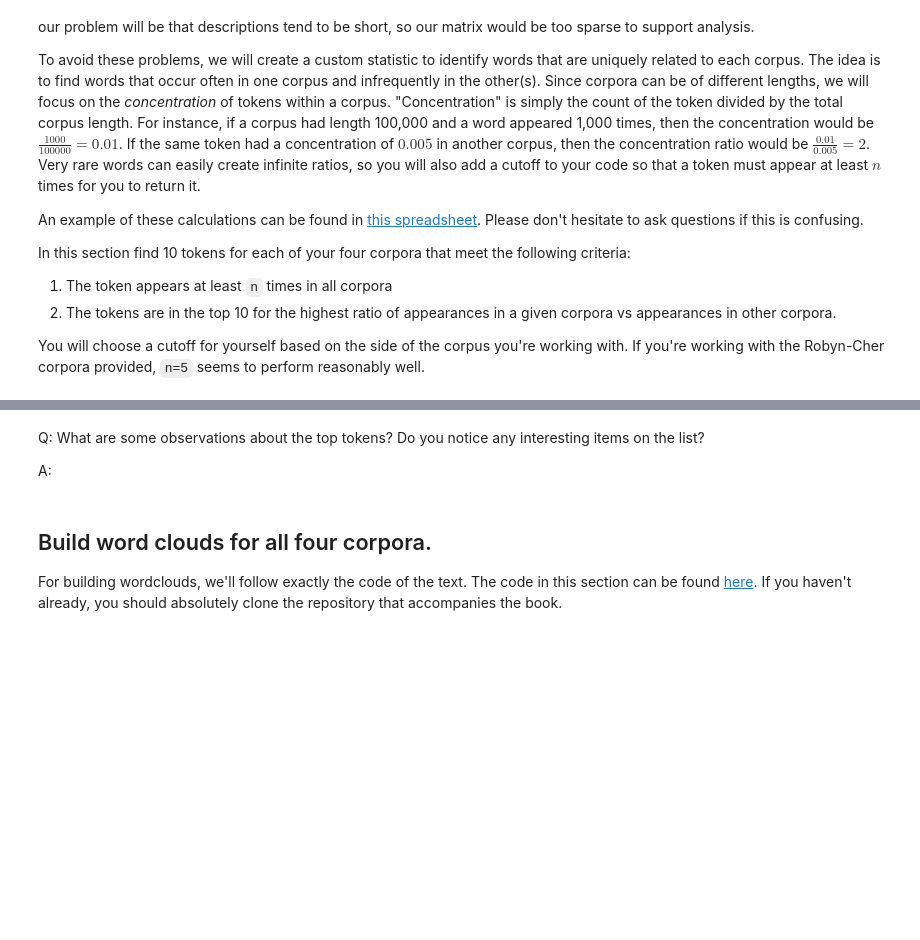
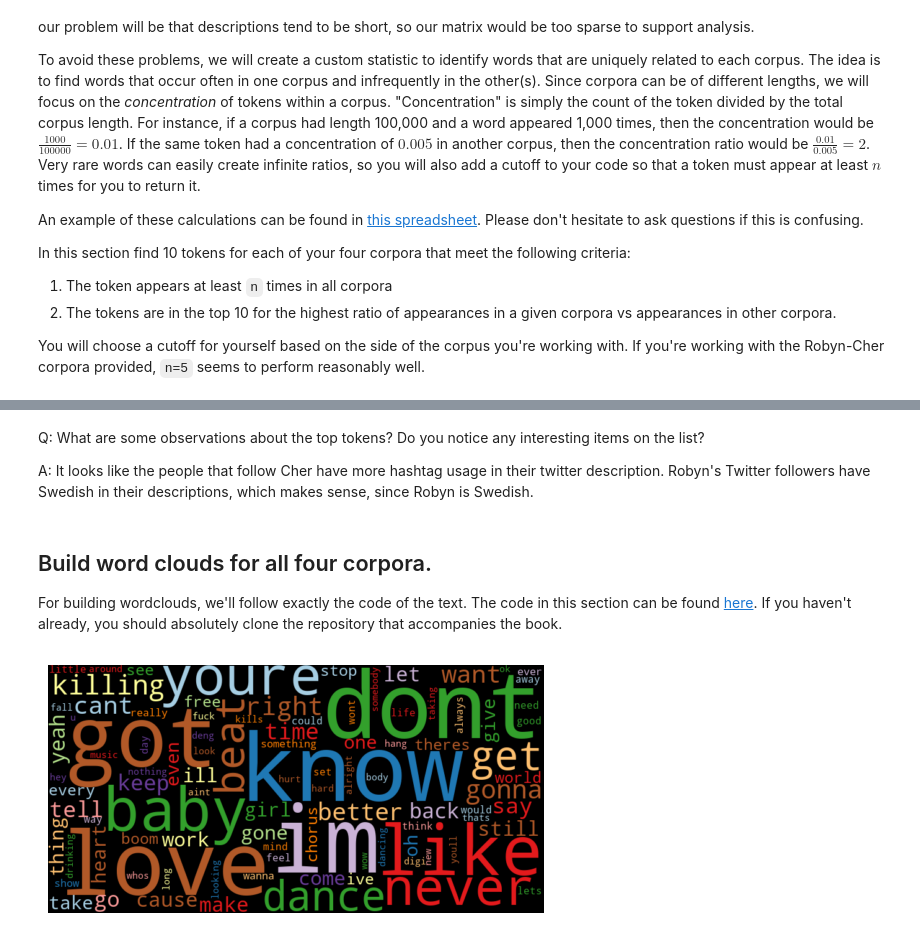
Before and after one commit to mchang674/ads509_assignment3, a Jupyter notebook: Group Comparison.ipynb, the cells around one changed output, grey strips where cells are left out. Drawn from its saved outputs; the diff is of its cells as text; code cells hidden in the pictures; blank space fills up the shorter version.

```diff
--- a/Group Comparison.ipynb
+++ b/Group Comparison.ipynb
@@ -315,7 +354,7 @@ Words with Higher Ratio in Robyn lyrics than Cher Lyrics
 # %% [markdown]
 Q: What are some observations about the top tokens? Do you notice any interesting items on the list?
 
-A:
+A: It looks like the people that follow Cher have more hashtag usage in their twitter description. Robyn's Twitter followers have Swedish in their descriptions, which makes sense, since Robyn is Swedish.
 # %% [markdown]
 ## Build word clouds for all four corpora.
 
@@ -347,7 +386,7 @@ def wordcloud(word_freq, title=None, max_words=200, stopwords=None):
     plt.axis("off")
 
 
-def count_words(df, column='tokens', preprocess=None, min_freq=2):
+def count_words(df, column='token', preprocess=None, min_freq=2):
 
     # process tokens and update counter
     def update(doc):
@@ -364,3 +403,13 @@ def count_words(df, column='tokens', preprocess=None, min_freq=2):
     freq_df.index.name = 'token'
 
     return freq_df.sort_values('freq', ascending=False)
+# %%
+robyn_t_counter = count_words(twitter_data[twitter_data['artist']=='robyn'], column = 'tokens')
+cher_t_counter = count_words(twitter_data[twitter_data['artist']=='cher'], column = 'tokens')
+
+robyn_l_counter = count_words(lyrics_data[lyrics_data['artist']=='robyn'], column = 'tokens')
+cher_l_counter = count_words(lyrics_data[lyrics_data['artist']=='cher'], column = 'tokens')
+# %%
+wordcloud(word_freq=robyn_l_counter['freq'], max_words=100)
+# %% [output]
+[figure, added]
```
Also changed, not shown: parts of 10 cells of this notebook.
